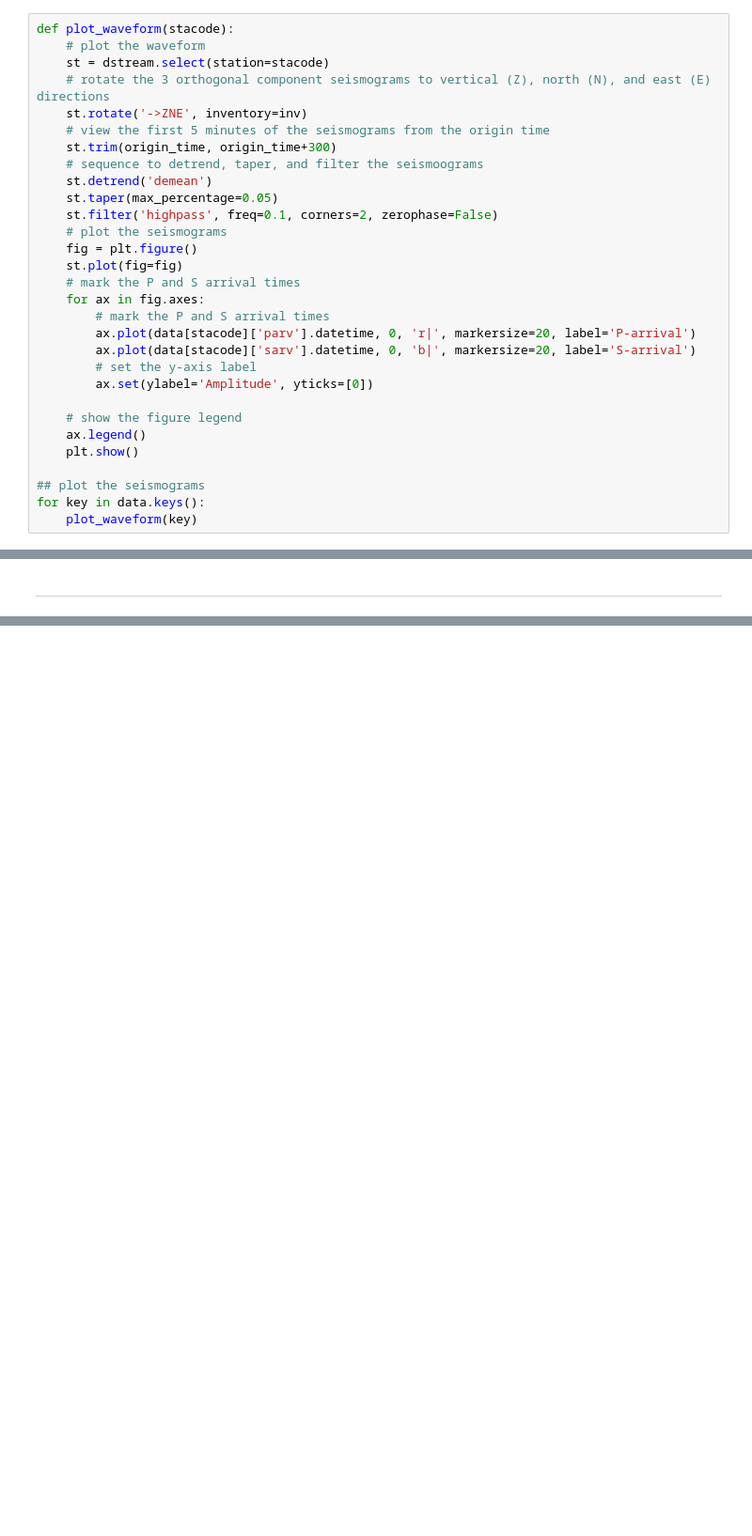
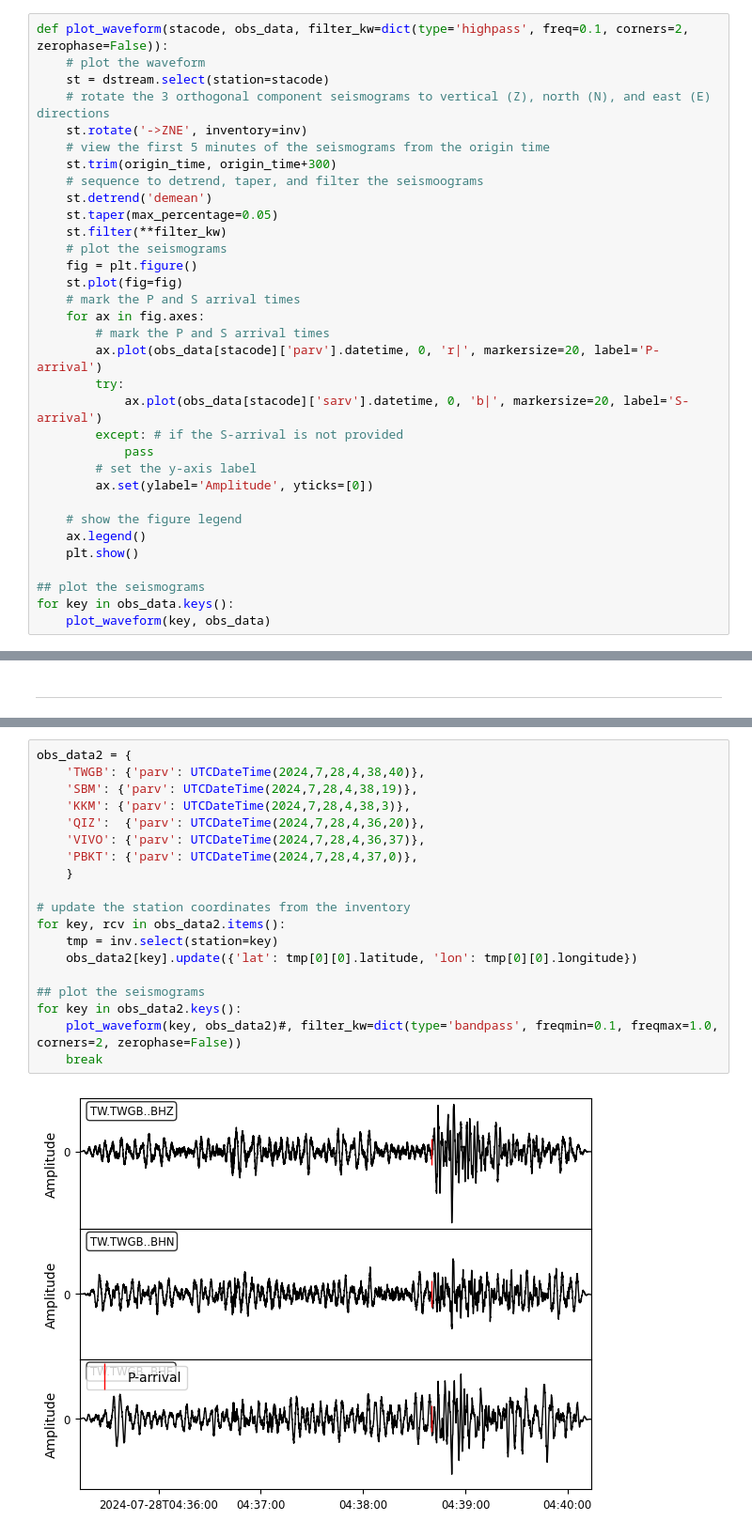
Before and after one commit to tsonpham/ObsSeisHUS2025, a Jupyter notebook: Day3/D3_Prac.ipynb, the cells around one changed output, grey strips where cells are left out. Shown at 94% size. Cells and saved outputs as stored; diff of their text form; blank space fills up the shorter version.

```diff
--- a/Day3/D3_Prac.ipynb
+++ b/Day3/D3_Prac.ipynb
@@ -135,7 +132,7 @@ for key, value in data.items():
 # %% [markdown]
 Now we plot the waveform and picked times for visual inspection.
 # %%
-def plot_waveform(stacode):
+def plot_waveform(stacode, obs_data, filter_kw=dict(type='highpass', freq=0.1, corners=2, zerophase=False)):
     # plot the waveform
     st = dstream.select(station=stacode)
     # rotate the 3 orthogonal component seismograms to vertical (Z), north (N), and east (E) directions
@@ -145,15 +142,18 @@ def plot_waveform(stacode):
     # sequence to detrend, taper, and filter the seismoograms
     st.detrend('demean')
     st.taper(max_percentage=0.05)
-    st.filter('highpass', freq=0.1, corners=2, zerophase=False)
+    st.filter(**filter_kw)
     # plot the seismograms
     fig = plt.figure()
     st.plot(fig=fig)
     # mark the P and S arrival times
     for ax in fig.axes:
         # mark the P and S arrival times
-        ax.plot(data[stacode]['parv'].datetime, 0, 'r|', markersize=20, label='P-arrival')
-        ax.plot(data[stacode]['sarv'].datetime, 0, 'b|', markersize=20, label='S-arrival')
+        ax.plot(obs_data[stacode]['parv'].datetime, 0, 'r|', markersize=20, label='P-arrival')
+        try:
+            ax.plot(obs_data[stacode]['sarv'].datetime, 0, 'b|', markersize=20, label='S-arrival')
+        except: # if the S-arrival is not provided
+            pass
         # set the y-axis label
         ax.set(ylabel='Amplitude', yticks=[0])
 
@@ -162,8 +162,8 @@ def plot_waveform(stacode):
     plt.show()
 
 ## plot the seismograms
-for key in data.keys():
-    plot_waveform(key)
+for key in obs_data.keys():
+    plot_waveform(key, obs_data)
 # %% [output]
 [figure]
 [figure]
@@ -368,0 +373,21 @@ plt.show()
+# %%
+obs_data2 = {
+    'TWGB': {'parv': UTCDateTime(2024,7,28,4,38,40)},
+    'SBM': {'parv': UTCDateTime(2024,7,28,4,38,19)},
+    'KKM': {'parv': UTCDateTime(2024,7,28,4,38,3)},
+    'QIZ':  {'parv': UTCDateTime(2024,7,28,4,36,20)},
+    'VIVO': {'parv': UTCDateTime(2024,7,28,4,36,37)},
+    'PBKT': {'parv': UTCDateTime(2024,7,28,4,37,0)},
+    }
+
+# update the station coordinates from the inventory
+for key, rcv in obs_data2.items():
+    tmp = inv.select(station=key)
+    obs_data2[key].update({'lat': tmp[0][0].latitude, 'lon': tmp[0][0].longitude})
+
+## plot the seismograms
+for key in obs_data2.keys():
+    plot_waveform(key, obs_data2)#, filter_kw=dict(type='bandpass', freqmin=0.1, freqmax=1.0, corners=2, zerophase=False))
+    break
+# %% [output]
+[figure, added]
```
Also changed, not shown: parts of 15 cells of this notebook, 1 other file.
